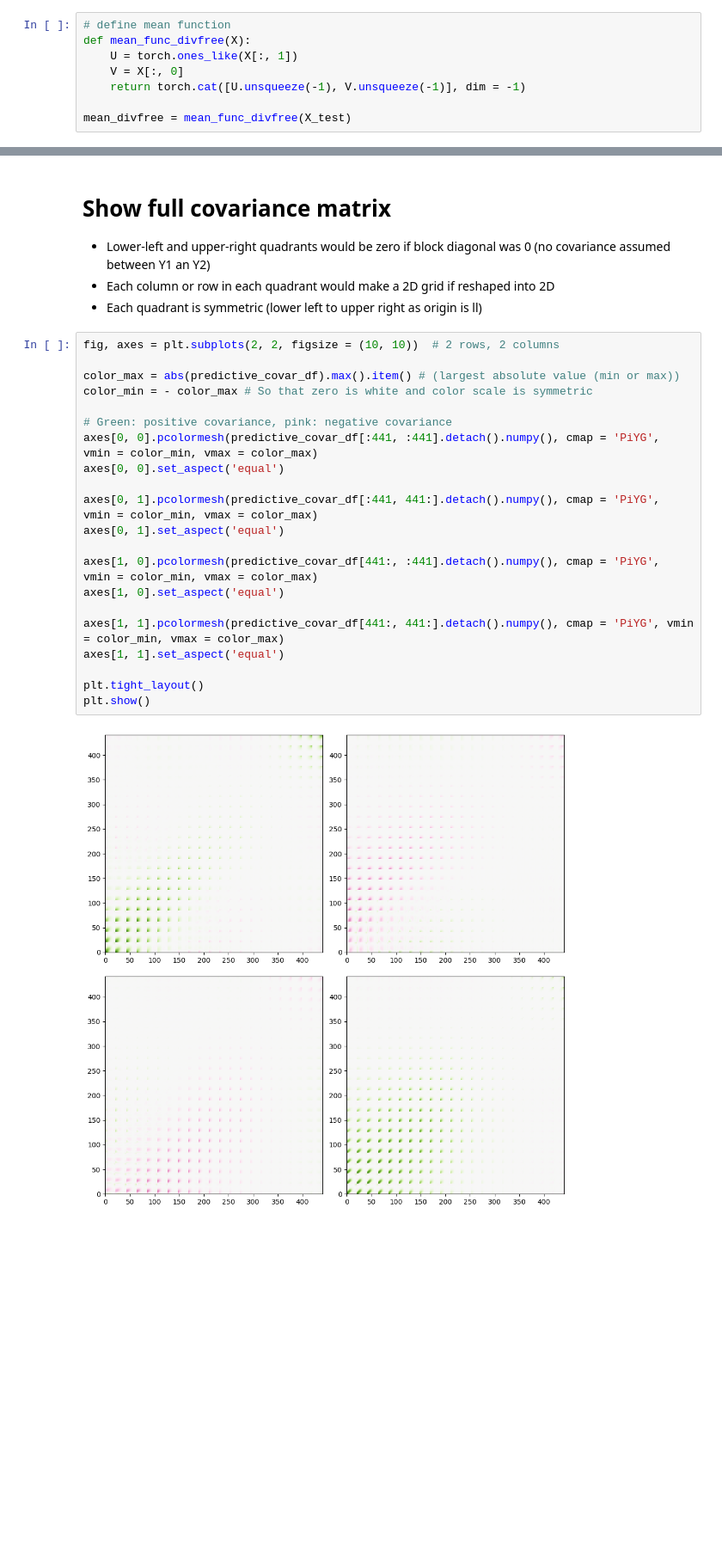
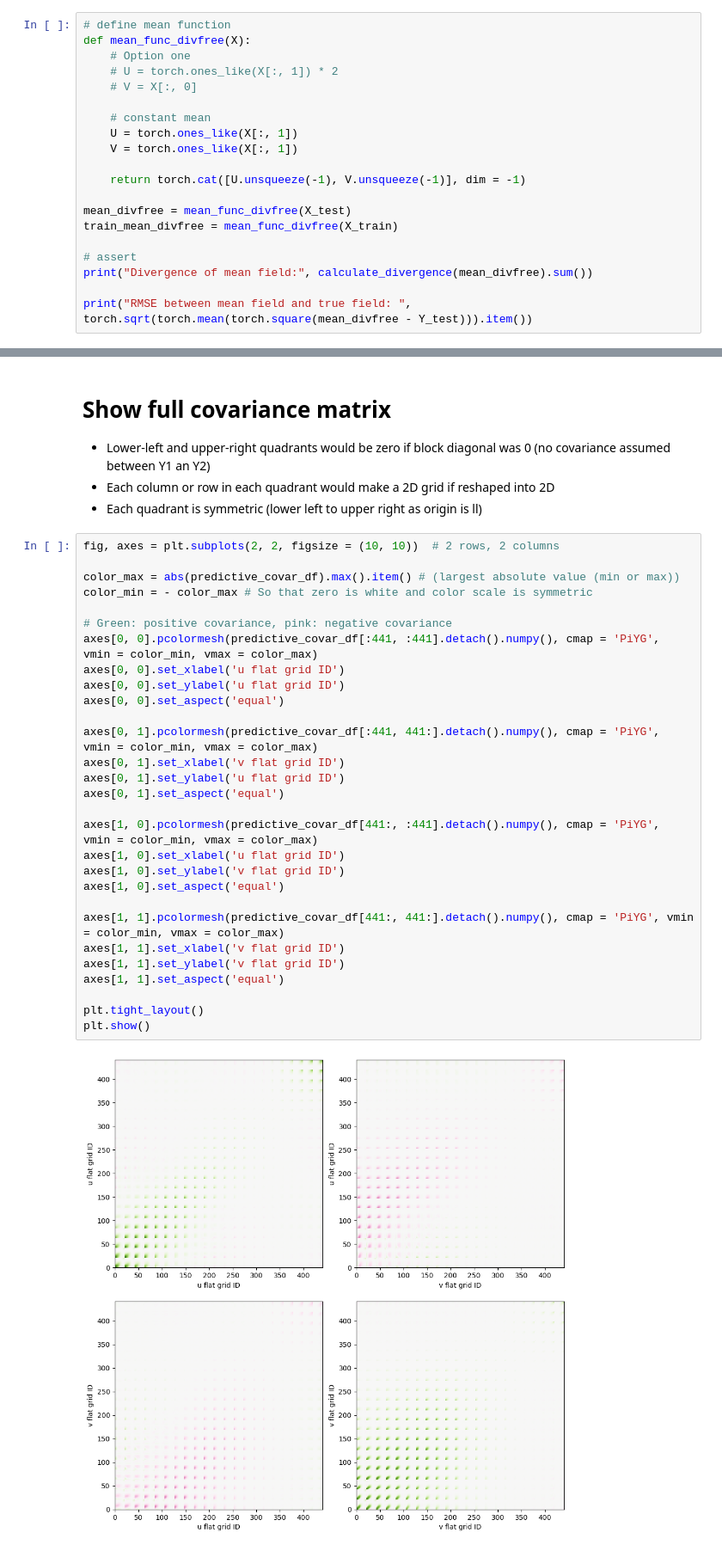
Before and after one commit to kimbente/ice_thickness, a Jupyter notebook: simulate_with_mean.ipynb, the cells around one changed output, grey strips where cells are left out. Shown at 86% size. Cells and saved outputs as stored; diff of their text form; blank space fills up the shorter version.

```diff
--- a/simulate_with_mean.ipynb
+++ b/simulate_with_mean.ipynb
@@ -77,8 +140,20 @@ def calculate_divergence(UV, dx = 0.05, dy = 0.05, N_grid_x1 = 21, N_grid_x2 = 2
 # %%
 # define mean function
 def mean_func_divfree(X):
+    # Option one
+    # U = torch.ones_like(X[:, 1]) * 2
+    # V = X[:, 0]
+
+    # constant mean
     U = torch.ones_like(X[:, 1])
-    V = X[:, 0]
+    V = torch.ones_like(X[:, 1])
+
     return torch.cat([U.unsqueeze(-1), V.unsqueeze(-1)], dim = -1)
 
 mean_divfree = mean_func_divfree(X_test)
+train_mean_divfree = mean_func_divfree(X_train)
+
+# assert
+print("Divergence of mean field:", calculate_divergence(mean_divfree).sum())
+
+print("RMSE between mean field and true field: ", torch.sqrt(torch.mean(torch.square(mean_divfree - Y_test))).item())
@@ -402,23 +504,31 @@ plt.show()
 # %%
 fig, axes = plt.subplots(2, 2, figsize = (10, 10))  # 2 rows, 2 columns
 
 color_max = abs(predictive_covar_df).max().item() # (largest absolute value (min or max))
 color_min = - color_max # So that zero is white and color scale is symmetric
 
 # Green: positive covariance, pink: negative covariance
 axes[0, 0].pcolormesh(predictive_covar_df[:441, :441].detach().numpy(), cmap = 'PiYG', vmin = color_min, vmax = color_max)
+axes[0, 0].set_xlabel('u flat grid ID')
+axes[0, 0].set_ylabel('u flat grid ID')
 axes[0, 0].set_aspect('equal')
 
 axes[0, 1].pcolormesh(predictive_covar_df[:441, 441:].detach().numpy(), cmap = 'PiYG', vmin = color_min, vmax = color_max)
+axes[0, 1].set_xlabel('v flat grid ID')
+axes[0, 1].set_ylabel('u flat grid ID')
 axes[0, 1].set_aspect('equal')
 
 axes[1, 0].pcolormesh(predictive_covar_df[441:, :441].detach().numpy(), cmap = 'PiYG', vmin = color_min, vmax = color_max)
+axes[1, 0].set_xlabel('u flat grid ID')
+axes[1, 0].set_ylabel('v flat grid ID')
 axes[1, 0].set_aspect('equal')
 
 axes[1, 1].pcolormesh(predictive_covar_df[441:, 441:].detach().numpy(), cmap = 'PiYG', vmin = color_min, vmax = color_max)
+axes[1, 1].set_xlabel('v flat grid ID')
+axes[1, 1].set_ylabel('v flat grid ID')
 axes[1, 1].set_aspect('equal')
 
 plt.tight_layout()
 plt.show()
 # %% [output]
-[figure, old version]
+[figure, new version]
```
Also changed, not shown: parts of 17 cells of this notebook, 5 other files.
